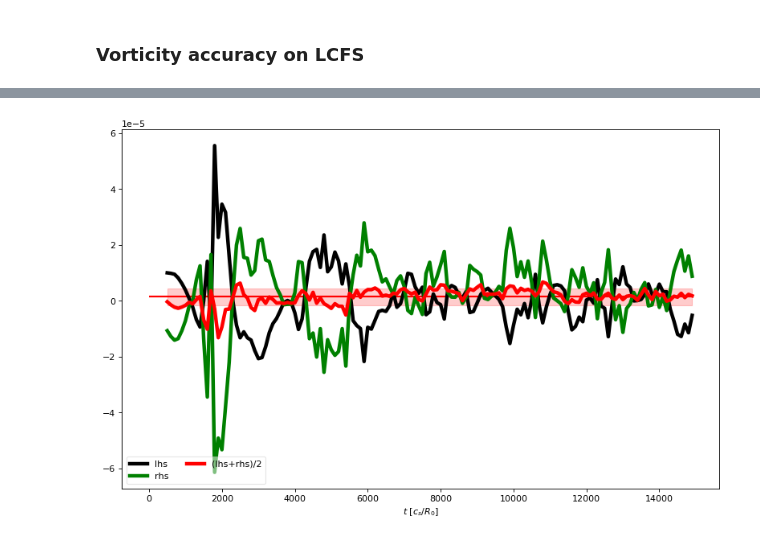
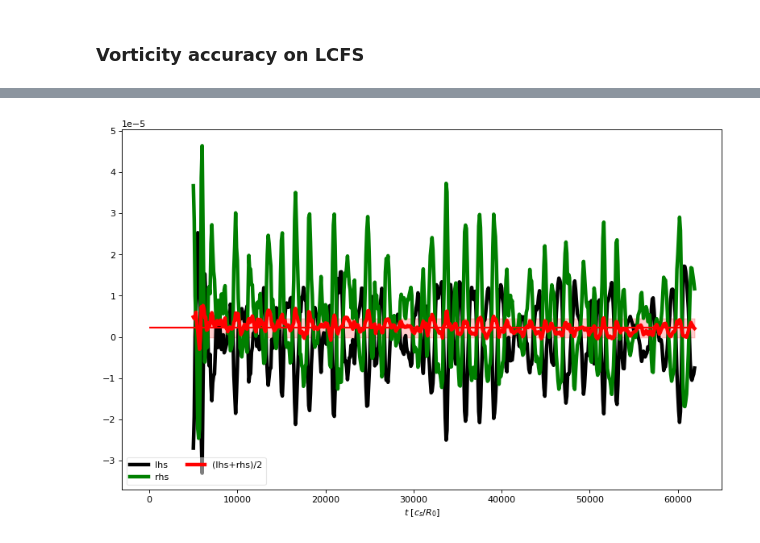
Before and after one commit to mwiesenberger/data-analysis-3d, a Jupyter notebook: Conservation.ipynb, the cells around one changed output, grey strips where cells are left out. Drawn from its saved outputs; the diff is of its cells as text; code cells hidden in the pictures.

```diff
--- a/Conservation.ipynb
+++ b/Conservation.ipynb
@@ -81,8 +93,11 @@ dataset, filter = create_merged_dataset( data, content[1])
 # %%
  # Temporary easy work with only one list element
-full_content = data.table()
+full_content = diag.table()
 content = []
 content.append( full_content[1])
+content.append( full_content[3])
+content.append( full_content[4])
+content.append( full_content[6])
 # %% [markdown]
 ### Mass flux out of separatrix
 # %%
@@ -335,19 +433,21 @@ fig,ax=plt.subplots(1,1,figsize=(1.25*6,1.25*3.7),dpi= 80, facecolor='w', edgeco
 for file in content :
 
 
-    dset, filter = create_merged_dataset( diag, file)
+    dset = create_merged_dataset( diag, file)
     #print( dset)
     params = json.loads( dset.inputfile )
 
-    time = dset.variables['time'][filter]
+    time = np.asarray(dset.variables['time'][:])
 
-    density =dset.variables['electrons_fsa'][filter]
-    source = dset.variables['sne_tt_fsa'][filter]
+    density =dset.variables['electrons_fsa'][:]
+    source = dset.variables['sne_tt_fsa'][:]
+
+    print(f'Resistivity = {params["physical"]["resistivity"]}')
     print( "Dataset length ", len(time))
     print( "Average region ", time[min_idx]*timescale, time[len(time)-1]*timescale)
     avg_density=density[min_idx:len(time)-1].mean(axis=0)
     avg_source = source.mean(axis=0)
-    plt.plot( rho_p, avg_density, color='k', ls='-', lw=2, label='profile' )
+    plt.plot( rho_p, avg_density, color='k', ls='-', lw=2, label=f'{params["physical"]["resistivity"]}')
     # plt.plot( rho_t, density[len(time)-1,:],color=v[0],ls='-', lw=2, label=v[1] )
     # plt.plot( rho_t, avg_source*1000,color=v[0],ls='-', lw=2, label=v[1] )
     # plt.plot( rho_t,   -psi_p*3+1, ls='--', color = 'k')
@@ -375,42 +483,41 @@ array(27.34495141)
 # %% [markdown]
 ### Vorticity accuracy on LCFS
 # %%
-fig,ax=plt.subplots(1,1,figsize=(2*6,2*3.7),dpi= 80, facecolor='w', edgecolor='k')
+
 for file in content :
-
-    dset, filter = create_merged_dataset( diag, file)
-    filter[len(filter)-1] = False
+    fig,ax=plt.subplots(1,1,figsize=(2*6,2*3.7),dpi= 80, facecolor='w', edgecolor='k')
+    dset = create_merged_dataset( diag, file)
     #print( dset)
     params = json.loads( dset.inputfile )
-    time = np.asarray(dset['time'][filter])
+    time = np.asarray(dset['time'][:])
     timett = np.append(2*time[len(time)-1] -time[len(time)-2], time ) # extrapolate
     deltat = np.diff(timett)
 
-#     vorticity = dset['vorticity_fsa'][filter,:]
-#     el = dset['electrons_ifs'][filter,:]
-#     ions = dset['ions_ifs'][filter,:]
+#     vorticity = dset['vorticity_fsa'][:,:]
+#     el = dset['electrons_ifs'][:,:]
+#     ions = dset['ions_ifs'][:,:]
 #     dvdpsip=dset['dvdpsi'][:]
 #     vorticity = (el-ions)/dvdpsip
-    vorticity =np.asarray(dset['oexbe_fsa'][filter,:])
-    # vorticity+=dset['odiae_fsa'][filter,:]
-    # vorticity/=dset['electrons_fsa'][filter,:]
+    vorticity =np.asarray(dset['oexbe_fsa'][:,:])
+    # vorticity+=dset['odiae_fsa'][:,:]
+    # vorticity/=dset['electrons_fsa'][:,:]
     tttvorticity=np.append(np.zeros((1,len(rho_t))),vorticity, axis=0)
     deltavorticity = np.diff(tttvorticity,axis=0)/deltat[:,None]
-    jvoE= np.asarray(dset['jvoexbe_tt_ifs'][filter,:])/deltat[:,None]
-    jvoD= np.asarray(dset['jvoexbeUD_tt_ifs'][filter,:])/deltat[:,None]
-    # jvoD= dset.variables['jvodiaeUE_tt_ifs'][filter,:]/deltat[:,None]
-    maxwell= np.asarray(dset['jvoapar_tt_ifs'][filter,:])/deltat[:,None]
-    jvoA= np.asarray(dset['jvoexbApar_tt_ifs'][filter,:])/deltat[:,None]
+    jvoE= np.asarray(dset['jvoexbe_tt_ifs'][:,:])/deltat[:,None]
+    jvoD= np.asarray(dset['jvoexbeUD_tt_ifs'][:,:])/deltat[:,None]
+    # jvoD= dset.variables['jvodiaeUE_tt_ifs'][:,:]/deltat[:,None]
+    maxwell= np.asarray(dset['jvoapar_tt_ifs'][:,:])/deltat[:,None]
+    jvoA= np.asarray(dset['jvoexbApar_tt_ifs'][:,:])/deltat[:,None]
     # jvoA= dset['jvodiaApar_tt_ifs'][filter,:]/deltat[:,None]
     jvo = jvoE + jvoD + maxwell + jvoA
-    force = -np.asarray(dset["socurve_tt_fsa"][filter,:])/deltat[:,None]
-    force -= np.asarray(dset["socurvi_tt_fsa"][filter,:])/deltat[:,None]
-    force -= np.asarray(dset["socurvkappae_tt_fsa"][filter,:])/deltat[:,None]
-    force -= np.asarray(dset["socurvkappai_tt_fsa"][filter,:])/deltat[:,None]
+    force = -np.asarray(dset["socurve_tt_fsa"][:,:])/deltat[:,None]
+    force -= np.asarray(dset["socurvi_tt_fsa"][:,:])/deltat[:,None]
+    force -= np.asarray(dset["socurvkappae_tt_fsa"][:,:])/deltat[:,None]
+    force -= np.asarray(dset["socurvkappai_tt_fsa"][:,:])/deltat[:,None]
     # force2 = -dset["curvne_tt_ifs"][:,:]/deltat[:,None]/dvdpsi[:]
     # source = dset["sosne_tt_fsa"][:,:]/deltat[:,None]
     # source+= dset["sospi_tt_fsa"][:,:]/deltat[:,None]
-    lamb = np.asarray(dset["loexbe_tt_fsa"][filter,:])/deltat[:,None]
+    lamb = np.asarray(dset["loexbe_tt_fsa"][:,:])/deltat[:,None]
     #lamb = dset['lneperp_tt_ifs'][:,:]/deltat[:,None]
 
     #lamb = lamb/dvdpsip[None,:]
@@ -429,6 +536,8 @@ for file in content :
     idx= 167
     print( idx)
     print( rho_t[idx])
+
+    print(f'Resistivity = {params["physical"]["resistivity"]}')
     print( "Average diff = ", average_diff[idx])
     print( "Average std  = ", average_std[idx])
     plt.plot(time[min_idx:],deltavorticity[min_idx:,idx], color='k', marker='',
@@ -471,16 +580,16 @@ for file in content :
                    fontsize='medium',framealpha=0.5)
     dset.close()
 
-plt.xlabel(r"$t\ [c_s/R_0]$")
-# plt.xlabel(r"$\rho_t$")
-# plt.xlim(0,6)
-# plt.ylabel(r"$\int dV \Omega_E$")
-#plt.xlim(6360,6400)
-# plt.xlim(0,1.0)
-# plt.ylim(-2e-2,2e-2)
+    plt.xlabel(r"$t\ [c_s/R_0]$")
+    # plt.xlabel(r"$\rho_t$")
+    # plt.xlim(0,6)
+    # plt.ylabel(r"$\int dV \Omega_E$")
+    #plt.xlim(6360,6400)
+    # plt.xlim(0,1.0)
+    # plt.ylim(-2e-2,2e-2)
 
-plt.ticklabel_format(axis="y", style="sci", scilimits=(0,0))
-plt.show(   )
+    plt.ticklabel_format(axis="y", style="sci", scilimits=(0,0))
+    plt.show(   )
 # %% [output]
 Index 167 vs lcfs 167
 167
@@ -490 +600 @@ Average std  =  3.008342655700158e-06
-[figure, old version]
+[figure, new version]
```
Also changed, not shown: parts of 15 cells of this notebook.
